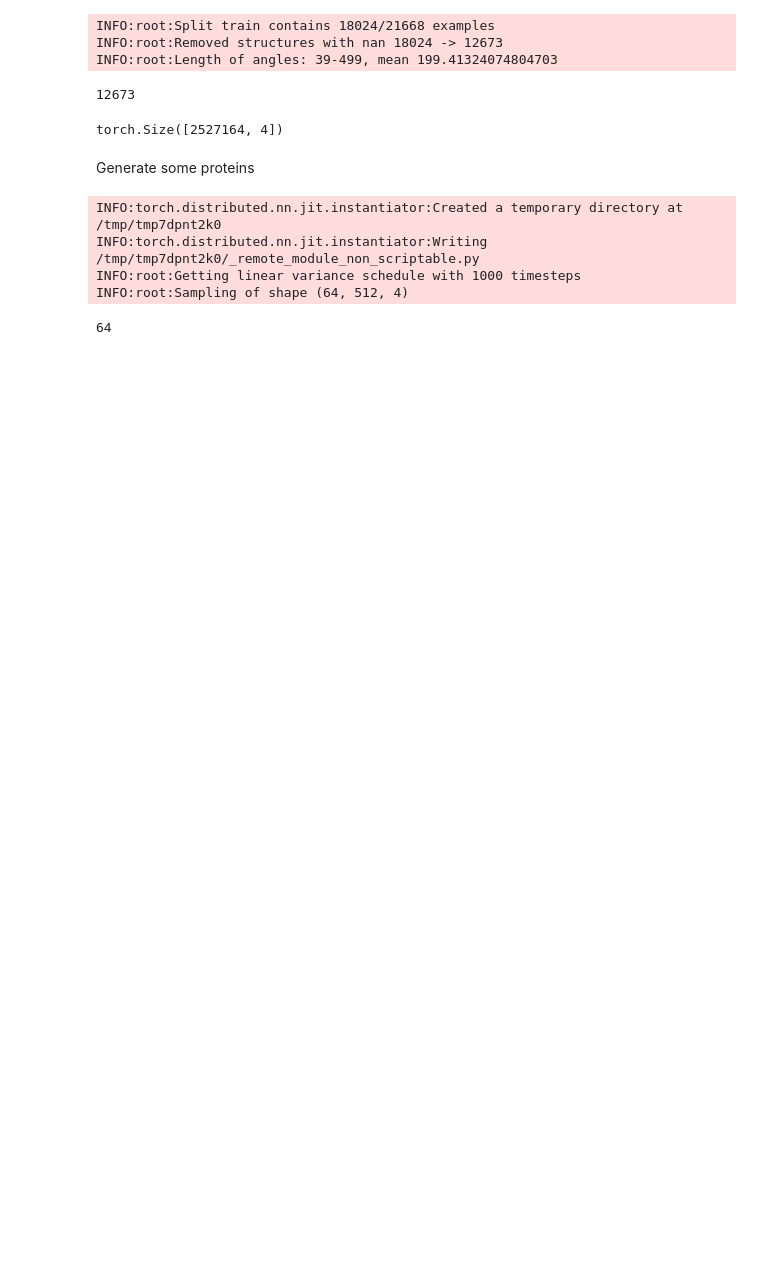
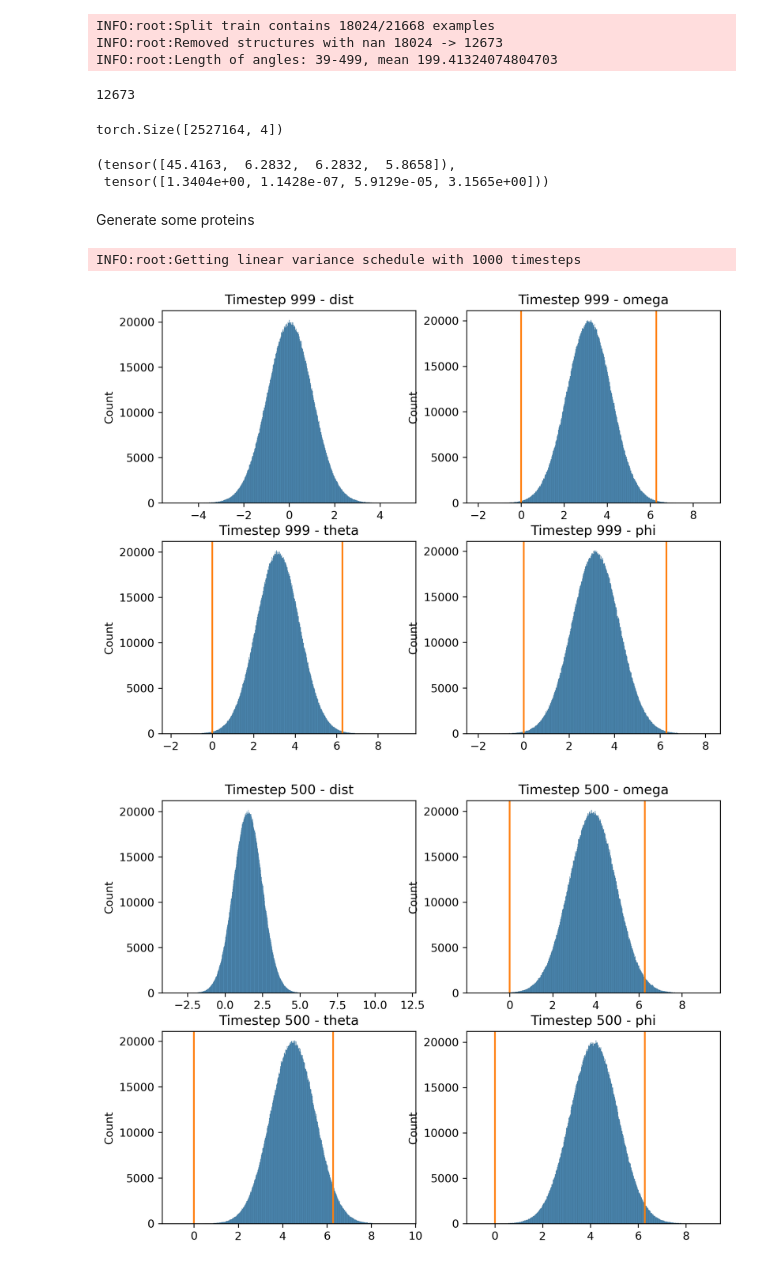
Before and after one commit to microsoft/foldingdiff, a Jupyter notebook: jupyter/bond_angle_dist_comparison.ipynb, the cells around one changed output. Drawn from its saved outputs; the diff is of its cells as text; code cells hidden in the pictures; blank space fills up the shorter version.

```diff
--- a/jupyter/bond_angle_dist_comparison.ipynb
+++ b/jupyter/bond_angle_dist_comparison.ipynb
@@ -28,3 +34,16 @@ from sample import sample
 logging.basicConfig(level=logging.INFO)
 # %% [markdown]
 Load in dataset of proteins and get the natural distribution of angles
+# %%
+# Best model for linear variance schedule
+# MODEL_DIR = "/home/t-kevinwu/projects/protein_diffusion/models_initial/1000_timesteps_linear_variance_schedule_64_batch_size_0.0001_lr_0.5_gradient_clip"
+# Best model for cosine variance schedule
+# MODEL_DIR = "/home/t-kevinwu/projects/protein_diffusion/models/250_timesteps_cosine_variance_schedule_128_batch_size_0.0001_lr_0.5_gradient_clip"
+# Model with radian loss
+# MODEL_DIR = "/home/t-kevinwu/projects/protein_diffusion/models/results"
+# MODEL_DIR = "/home/t-kevinwu/projects/protein_diffusion/models/shifted_noise_test"
+MODEL_DIR = "/home/t-kevinwu/projects/protein_diffusion/models/temp"
+
+with open(os.path.join(MODEL_DIR, "training_args.json")) as source:
+    params = json.load(source)
+params
@@ -43,27 +87,44 @@ cath_dset_values = torch.vstack([select_by_attn(cath_dset[i]) for i in range(len
 cath_dset_values.shape
 # %% [output]
 torch.Size([2527164, 4])
+# %%
+torch.max(cath_dset_values, axis=0).values, torch.min(cath_dset_values, axis=0).values
+# %% [output]
+(tensor([45.4163,  6.2832,  6.2832,  5.8658]),
+ tensor([1.3404e+00, 1.1428e-07, 5.9129e-05, 3.1565e+00]))
 # %% [markdown]
 Generate some proteins
-# %%
-# Best model for linear variance schedule
-# MODEL_DIR = "/home/t-kevinwu/projects/protein_diffusion/models/1000_timesteps_linear_variance_schedule_64_batch_size_0.0001_lr_0.5_gradient_clip"
-# Best model for cosine variance schedule
-# MODEL_DIR = "/home/t-kevinwu/projects/protein_diffusion/models/250_timesteps_cosine_variance_schedule_128_batch_size_0.0001_lr_0.5_gradient_clip"
-# Model with radian loss
-# MODEL_DIR = "/home/t-kevinwu/projects/protein_diffusion/models/results"
-MODEL_DIR = "/home/t-kevinwu/projects/protein_diffusion/models/results_non_reg"
-
-sampled_proteins = sample(
-    64,
-    cath_dset,
-    glob.glob(os.path.join(MODEL_DIR, "lightning_logs/version_0/checkpoints/*.ckpt")).pop(),  # Get the single checkpoint
-    os.path.join(MODEL_DIR, "training_args.json"),
-)
-len(sampled_proteins)
-# %% [output]
-INFO:torch.distributed.nn.jit.instantiator:Created a temporary directory at /tmp/tmp7dpnt2k0
-INFO:torch.distributed.nn.jit.instantiator:Writing /tmp/tmp7dpnt2k0/_remote_module_non_scriptable.py
-INFO:root:Getting linear variance schedule with 1000 timesteps
-INFO:root:Sampling of shape (64, 512, 4)
-64
+# %%
+importlib.reload(datasets)
+
+noised_dset = datasets.NoisedAnglesDataset(
+    cath_dset,
+    dset_key='angles',
+    beta_schedule=params['variance_schedule'],
+    timesteps=params['timesteps'],
+    modulo=[0, 2 * np.pi, 2 * np.pi, 2 * np.pi],
+    noise_by_modulo=True,
+)
+
+importlib.reload(plotting)
+plotting.plot_val_dists_at_t(
+    noised_dset,
+    t=999,
+    share_axes=False,
+).show()
+
+plotting.plot_val_dists_at_t(
+    noised_dset,
+    t=500,
+    share_axes=False,
+).show()
+
+plotting.plot_val_dists_at_t(
+    noised_dset,
+    t=0,
+    share_axes=False,
+).show()
+# %% [output]
+INFO:root:Getting linear variance schedule with 1000 timesteps
+[figure, added]
+[figure, added]
```
Also changed, not shown: parts of 10 cells of this notebook.
